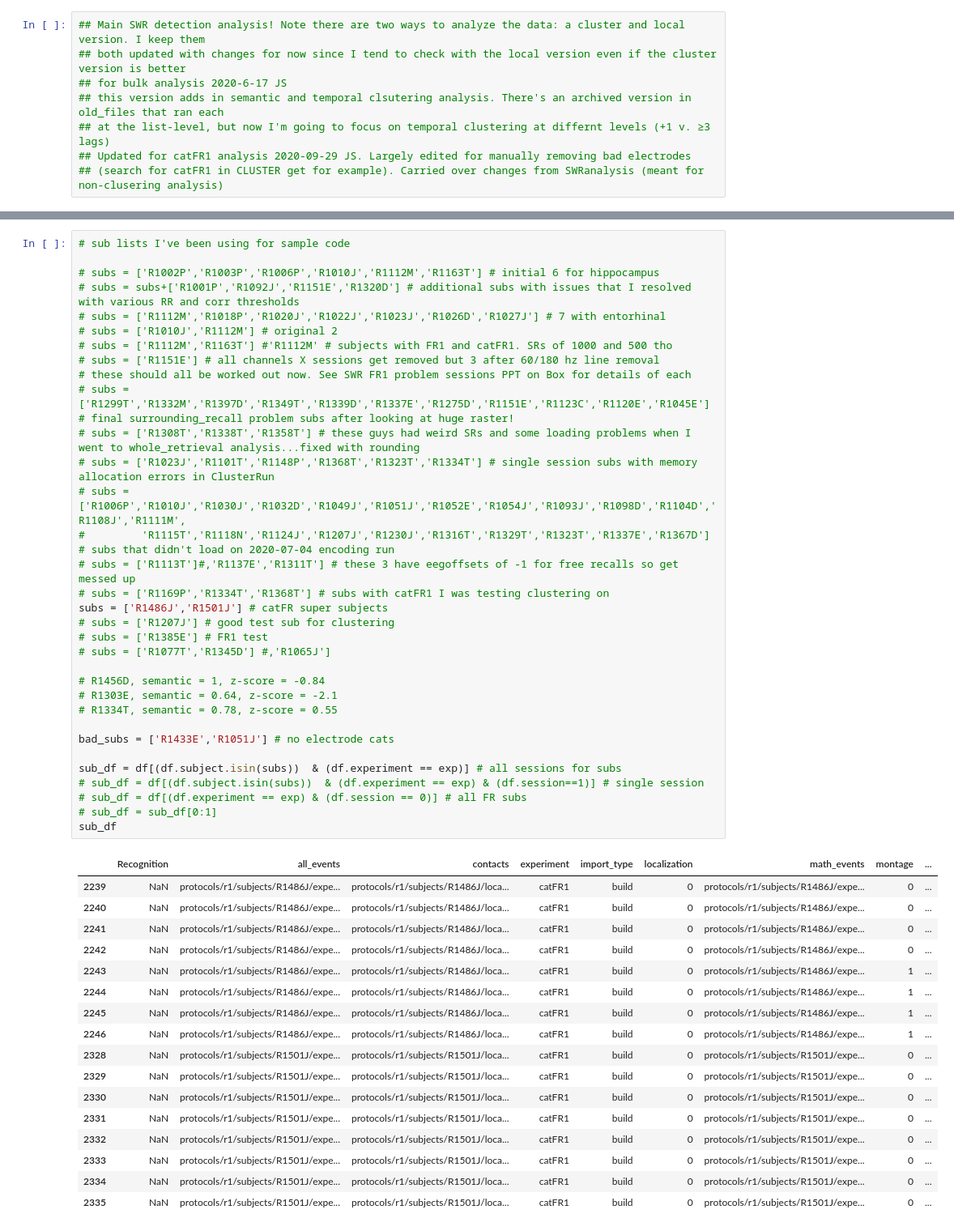
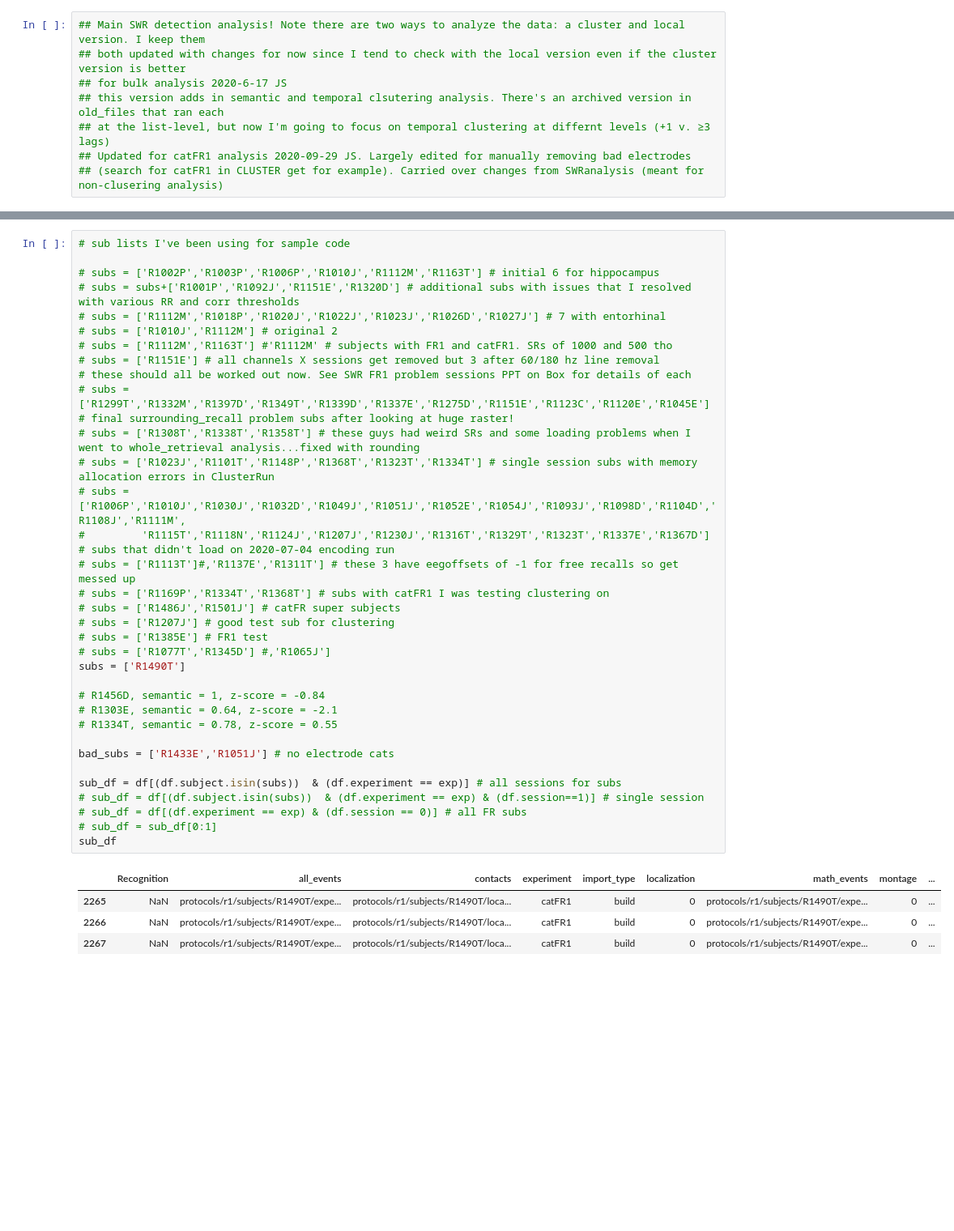
Before and after one commit to jjsakon/SWR, a Jupyter notebook: code/SWRanalysisClustering.ipynb, the cells around one changed output, grey strips where cells are left out. Shown at 81% size. Drawn from its saved outputs; the diff is of its cells as text; blank space fills up the shorter version.

```diff
--- a/code/SWRanalysisClustering.ipynb
+++ b/code/SWRanalysisClustering.ipynb
@@ -40,50 +37,38 @@ The autoreload extension is already loaded. To reload it, use:
 # subs = subs+['R1001P','R1092J','R1151E','R1320D'] # additional subs with issues that I resolved with various RR and corr thresholds
 # subs = ['R1112M','R1018P','R1020J','R1022J','R1023J','R1026D','R1027J'] # 7 with entorhinal
 # subs = ['R1010J','R1112M'] # original 2
 # subs = ['R1112M','R1163T'] #'R1112M' # subjects with FR1 and catFR1. SRs of 1000 and 500 tho
 # subs = ['R1151E'] # all channels X sessions get removed but 3 after 60/180 hz line removal
 # these should all be worked out now. See SWR FR1 problem sessions PPT on Box for details of each
 # subs = ['R1299T','R1332M','R1397D','R1349T','R1339D','R1337E','R1275D','R1151E','R1123C','R1120E','R1045E'] # final surrounding_recall problem subs after looking at huge raster!
 # subs = ['R1308T','R1338T','R1358T'] # these guys had weird SRs and some loading problems when I went to whole_retrieval analysis...fixed with rounding
 # subs = ['R1023J','R1101T','R1148P','R1368T','R1323T','R1334T'] # single session subs with memory allocation errors in ClusterRun
 # subs = ['R1006P','R1010J','R1030J','R1032D','R1049J','R1051J','R1052E','R1054J','R1093J','R1098D','R1104D','R1108J','R1111M',
 #         'R1115T','R1118N','R1124J','R1207J','R1230J','R1316T','R1329T','R1323T','R1337E','R1367D'] # subs that didn't load on 2020-07-04 encoding run
 # subs = ['R1113T']#,'R1137E','R1311T'] # these 3 have eegoffsets of -1 for free recalls so get messed up
 # subs = ['R1169P','R1334T','R1368T'] # subs with catFR1 I was testing clustering on
-subs = ['R1486J','R1501J'] # catFR super subjects
+# subs = ['R1486J','R1501J'] # catFR super subjects
 # subs = ['R1207J'] # good test sub for clustering
 # subs = ['R1385E'] # FR1 test
 # subs = ['R1077T','R1345D'] #,'R1065J']
+subs = ['R1490T']
 
 # R1456D, semantic = 1, z-score = -0.84
 # R1303E, semantic = 0.64, z-score = -2.1
 # R1334T, semantic = 0.78, z-score = 0.55
 
 bad_subs = ['R1433E','R1051J'] # no electrode cats
 
 sub_df = df[(df.subject.isin(subs))  & (df.experiment == exp)] # all sessions for subs
 # sub_df = df[(df.subject.isin(subs))  & (df.experiment == exp) & (df.session==1)] # single session
 # sub_df = df[(df.experiment == exp) & (df.session == 0)] # all FR subs
 # sub_df = sub_df[0:1]
 sub_df
 # %% [output]
 |  | Recognition | all_events | contacts | experiment | import_type | localization | math_events | montage | ... |
-| 2239 | NaN | protocols/r1/subjects/R1486J/expe... | protocols/r1/subjects/R1486J/loca... | catFR1 | build | 0 | protocols/r1/subjects/R1486J/expe... | 0 | ... |
-| 2240 | NaN | protocols/r1/subjects/R1486J/expe... | protocols/r1/subjects/R1486J/loca... | catFR1 | build | 0 | protocols/r1/subjects/R1486J/expe... | 0 | ... |
-| 2241 | NaN | protocols/r1/subjects/R1486J/expe... | protocols/r1/subjects/R1486J/loca... | catFR1 | build | 0 | protocols/r1/subjects/R1486J/expe... | 0 | ... |
-| 2242 | NaN | protocols/r1/subjects/R1486J/expe... | protocols/r1/subjects/R1486J/loca... | catFR1 | build | 0 | protocols/r1/subjects/R1486J/expe... | 0 | ... |
-| 2243 | NaN | protocols/r1/subjects/R1486J/expe... | protocols/r1/subjects/R1486J/loca... | catFR1 | build | 0 | protocols/r1/subjects/R1486J/expe... | 1 | ... |
-| 2244 | NaN | protocols/r1/subjects/R1486J/expe... | protocols/r1/subjects/R1486J/loca... | catFR1 | build | 0 | protocols/r1/subjects/R1486J/expe... | 1 | ... |
-| 2245 | NaN | protocols/r1/subjects/R1486J/expe... | protocols/r1/subjects/R1486J/loca... | catFR1 | build | 0 | protocols/r1/subjects/R1486J/expe... | 1 | ... |
-| 2246 | NaN | protocols/r1/subjects/R1486J/expe... | protocols/r1/subjects/R1486J/loca... | catFR1 | build | 0 | protocols/r1/subjects/R1486J/expe... | 1 | ... |
-| 2328 | NaN | protocols/r1/subjects/R1501J/expe... | protocols/r1/subjects/R1501J/loca... | catFR1 | build | 0 | protocols/r1/subjects/R1501J/expe... | 0 | ... |
-| 2329 | NaN | protocols/r1/subjects/R1501J/expe... | protocols/r1/subjects/R1501J/loca... | catFR1 | build | 0 | protocols/r1/subjects/R1501J/expe... | 0 | ... |
-| 2330 | NaN | protocols/r1/subjects/R1501J/expe... | protocols/r1/subjects/R1501J/loca... | catFR1 | build | 0 | protocols/r1/subjects/R1501J/expe... | 0 | ... |
-| 2331 | NaN | protocols/r1/subjects/R1501J/expe... | protocols/r1/subjects/R1501J/loca... | catFR1 | build | 0 | protocols/r1/subjects/R1501J/expe... | 0 | ... |
-| 2332 | NaN | protocols/r1/subjects/R1501J/expe... | protocols/r1/subjects/R1501J/loca... | catFR1 | build | 0 | protocols/r1/subjects/R1501J/expe... | 0 | ... |
-| 2333 | NaN | protocols/r1/subjects/R1501J/expe... | protocols/r1/subjects/R1501J/loca... | catFR1 | build | 0 | protocols/r1/subjects/R1501J/expe... | 0 | ... |
-| 2334 | NaN | protocols/r1/subjects/R1501J/expe... | protocols/r1/subjects/R1501J/loca... | catFR1 | build | 0 | protocols/r1/subjects/R1501J/expe... | 0 | ... |
-| 2335 | NaN | protocols/r1/subjects/R1501J/expe... | protocols/r1/subjects/R1501J/loca... | catFR1 | build | 0 | protocols/r1/subjects/R1501J/expe... | 0 | ... |
+| 2265 | NaN | protocols/r1/subjects/R1490T/expe... | protocols/r1/subjects/R1490T/loca... | catFR1 | build | 0 | protocols/r1/subjects/R1490T/expe... | 0 | ... |
+| 2266 | NaN | protocols/r1/subjects/R1490T/expe... | protocols/r1/subjects/R1490T/loca... | catFR1 | build | 0 | protocols/r1/subjects/R1490T/expe... | 0 | ... |
+| 2267 | NaN | protocols/r1/subjects/R1490T/expe... | protocols/r1/subjects/R1490T/loca... | catFR1 | build | 0 | protocols/r1/subjects/R1490T/expe... | 0 | ... |
 # %%
 # 575 FR sessions. first 18 of don't load so skip those
 exp_df = df[df.experiment==exp]
```
Also changed, not shown: parts of 2 cells of this notebook, 2 other files.
